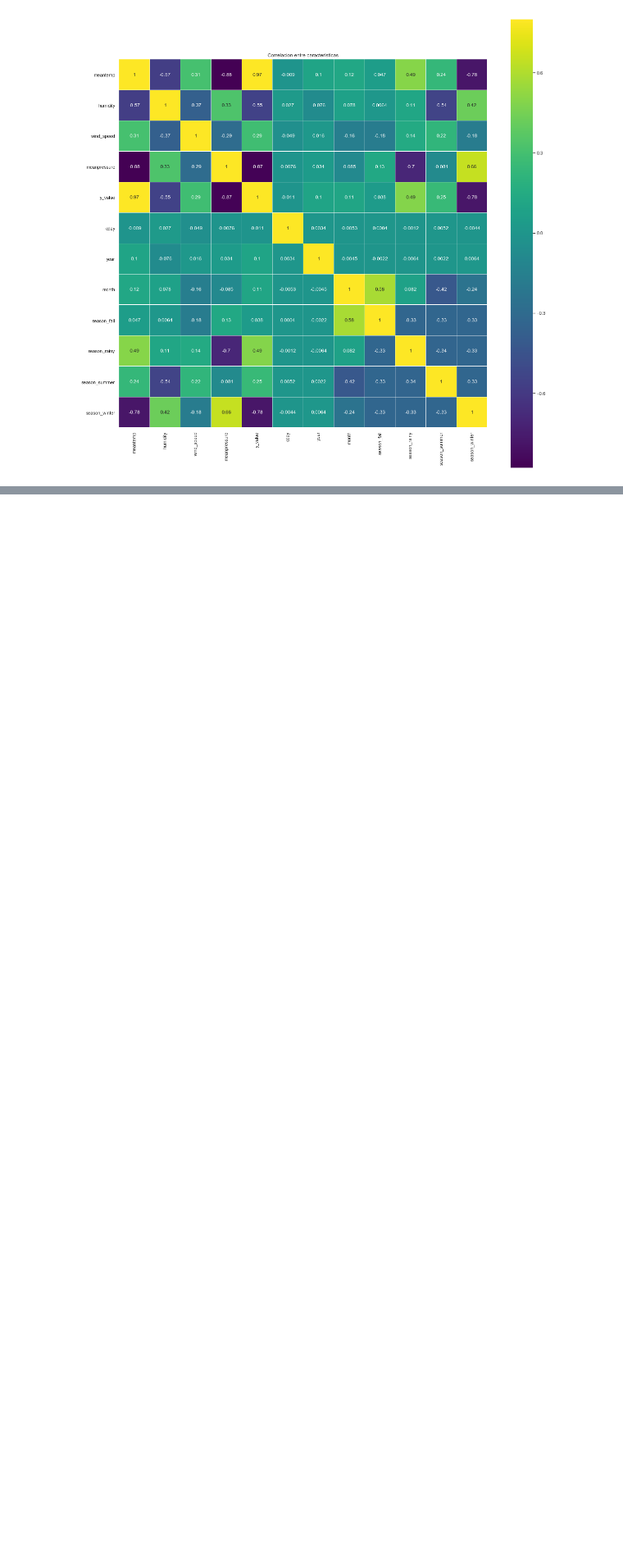
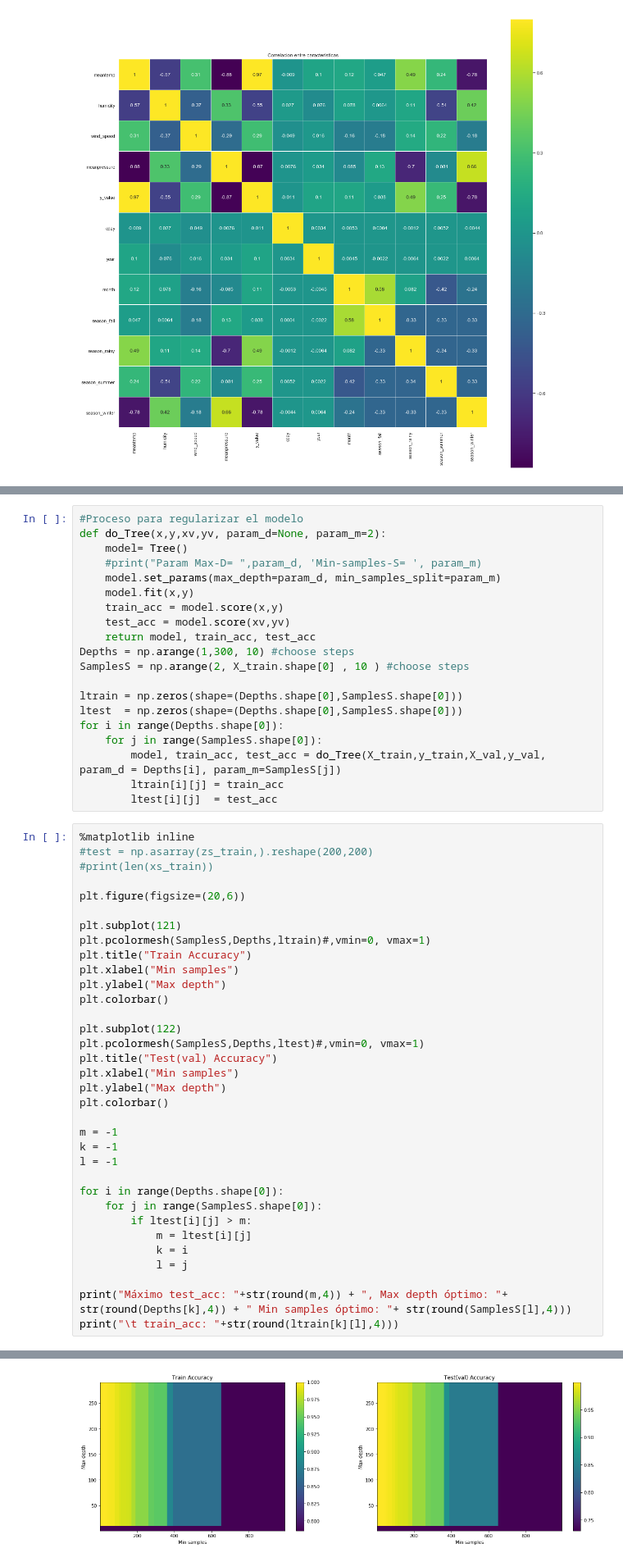
Before and after one commit to Shiroko7/INF-393-Tarea-3, a Jupyter notebook: Tarea 3 parte1.ipynb, the cells around one changed output, grey strips where cells are left out. Shown at 82% size. Saved outputs shown, nothing was run; the diff lists cells and outputs as text; blank space fills up the shorter version.

```diff
--- a/Tarea 3 parte1.ipynb
+++ b/Tarea 3 parte1.ipynb
@@ -250,0 +304,55 @@ Finalmente se muestran todas las correlaciones entre los atributos, se puede cor
+# %%
+#Proceso para regularizar el modelo
+def do_Tree(x,y,xv,yv, param_d=None, param_m=2):
+    model= Tree()
+    #print("Param Max-D= ",param_d, 'Min-samples-S= ', param_m)
+    model.set_params(max_depth=param_d, min_samples_split=param_m)
+    model.fit(x,y)
+    train_acc = model.score(x,y)
+    test_acc = model.score(xv,yv)
+    return model, train_acc, test_acc
+Depths = np.arange(1,300, 10) #choose steps
+SamplesS = np.arange(2, X_train.shape[0] , 10 ) #choose steps
+
+ltrain = np.zeros(shape=(Depths.shape[0],SamplesS.shape[0]))
+ltest  = np.zeros(shape=(Depths.shape[0],SamplesS.shape[0]))
+for i in range(Depths.shape[0]):
+    for j in range(SamplesS.shape[0]):
+        model, train_acc, test_acc = do_Tree(X_train,y_train,X_val,y_val, param_d = Depths[i], param_m=SamplesS[j])
+        ltrain[i][j] = train_acc
+        ltest[i][j]  = test_acc
+# %%
+%matplotlib inline
+#test = np.asarray(zs_train,).reshape(200,200)
+#print(len(xs_train))
+
+plt.figure(figsize=(20,6))
+
+plt.subplot(121)
+plt.pcolormesh(SamplesS,Depths,ltrain)#,vmin=0, vmax=1)
+plt.title("Train Accuracy")
+plt.xlabel("Min samples")
+plt.ylabel("Max depth")
+plt.colorbar()
+
+plt.subplot(122)
+plt.pcolormesh(SamplesS,Depths,ltest)#,vmin=0, vmax=1)
+plt.title("Test(val) Accuracy")
+plt.xlabel("Min samples")
+plt.ylabel("Max depth")
+plt.colorbar()
+
+m = -1
+k = -1
+l = -1
+
+for i in range(Depths.shape[0]):
+    for j in range(SamplesS.shape[0]):
+        if ltest[i][j] > m:
+            m = ltest[i][j]
+            k = i
+            l = j
+
+print("Máximo test_acc: "+str(round(m,4)) + ", Max depth óptimo: "+ str(round(Depths[k],4)) + " Min samples óptimo: "+ str(round(SamplesS[l],4)))
+print("\t train_acc: "+str(round(ltrain[k][l],4)))
+# %% [output]
@@ -250,0 +361 @@ Finalmente se muestran todas las correlaciones entre los atributos, se puede cor
+[figure, added]
```
Also changed, not shown: parts of 33 cells of this notebook.
